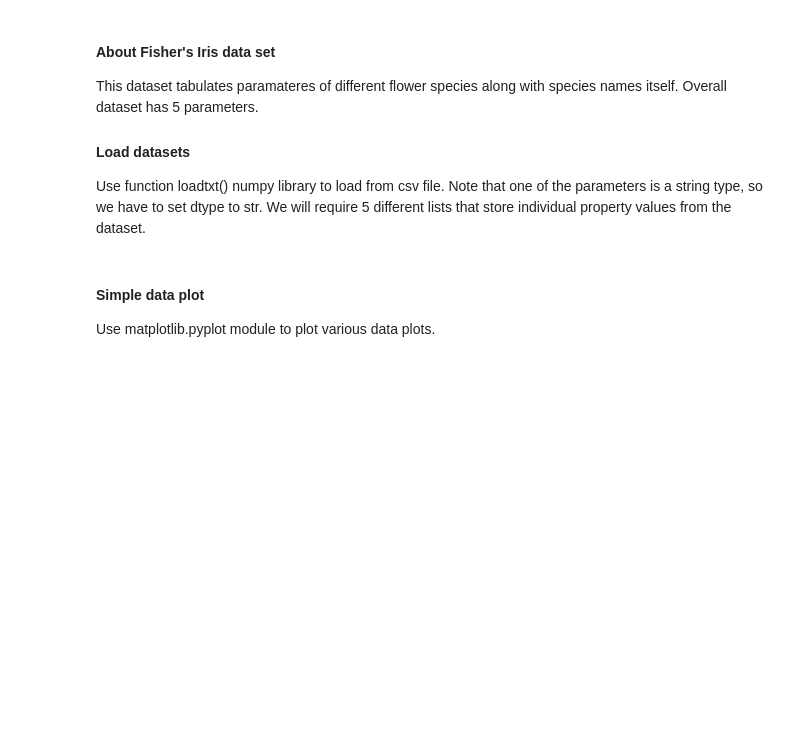
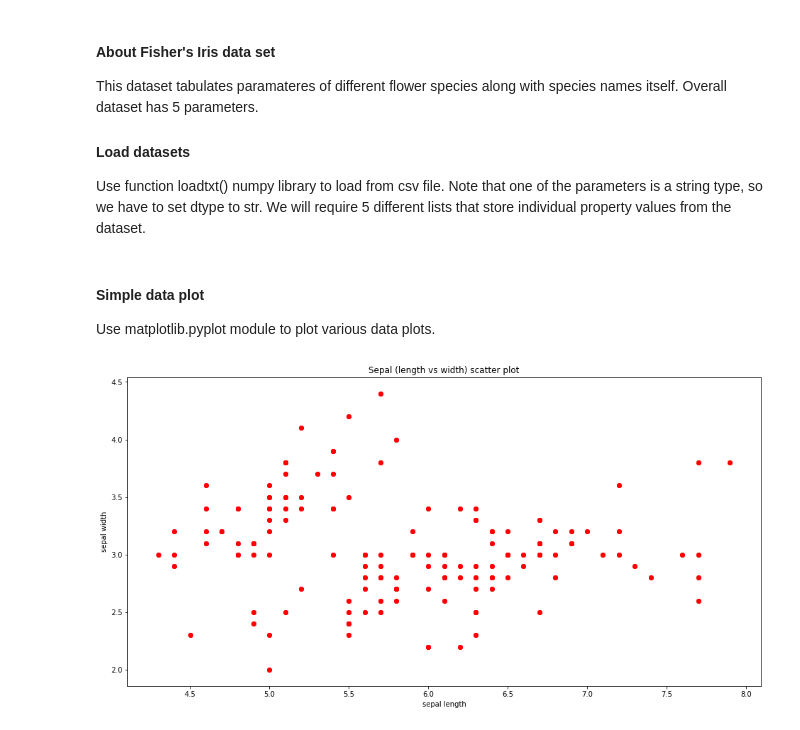
Before and after one commit to eduards-v/pyplot-numpy-problem-set, a Jupyter notebook: fishers-iris-data-set.ipynb, the cells around one changed output. Cells and saved outputs as stored; diff of their text form; code cells hidden in the pictures; blank space fills up the shorter version.

```diff
--- a/fishers-iris-data-set.ipynb
+++ b/fishers-iris-data-set.ipynb
@@ -16,3 +16,11 @@ sepal_length, sepal_width, petal_length, petal_width, species = data_set
 # %% [markdown]
 #### Simple data plot
 Use matplotlib.pyplot module to plot various data plots.
+# %%
+pl.scatter(sepal_length, sepal_width, c = 'red')
+pl.xlabel('sepal length')
+pl.ylabel('sepal width')
+pl.title('Sepal (length vs width) scatter plot')
+pl.show()
+# %% [output]
+[figure, added]
```
Also changed, not shown: parts of 2 cells of this notebook.
